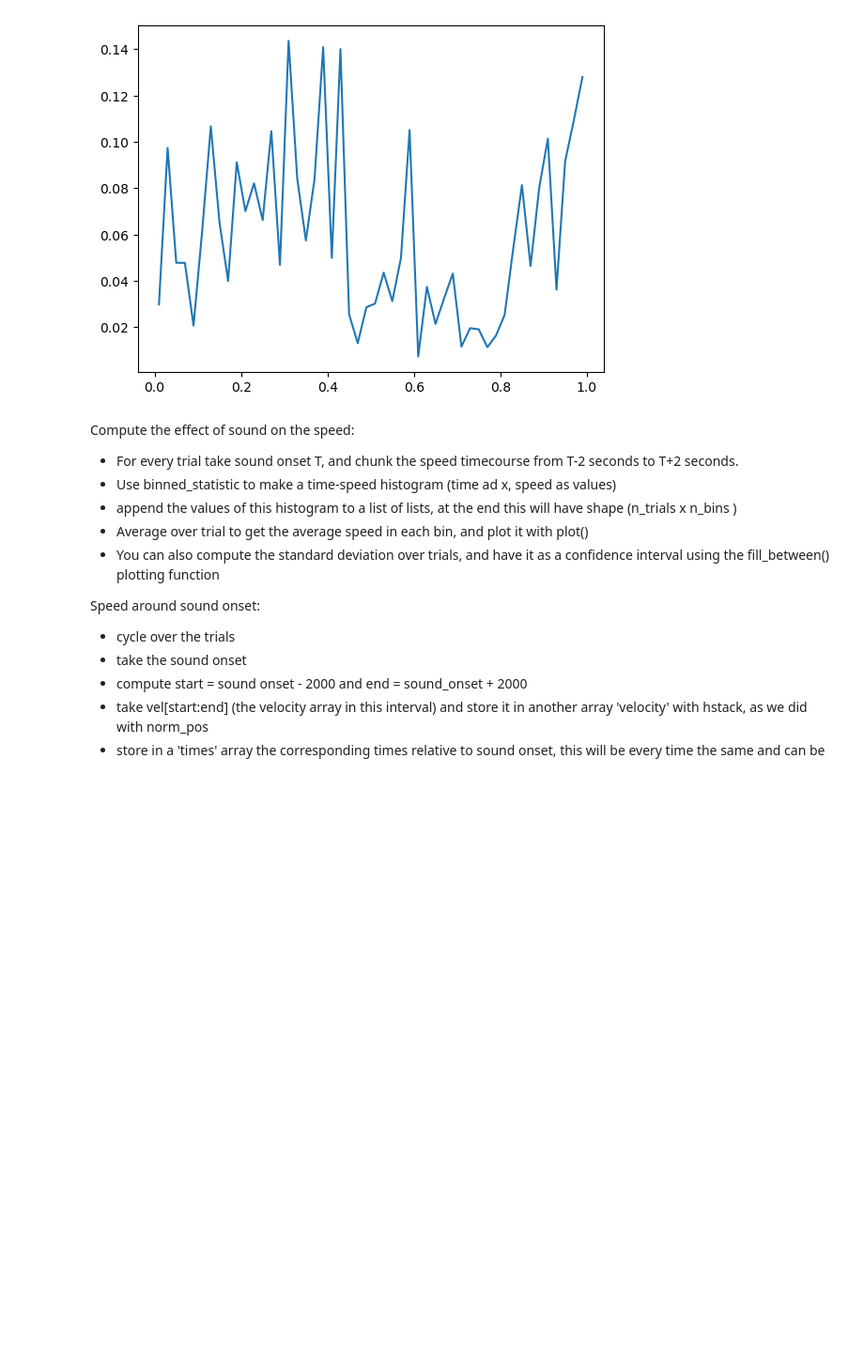
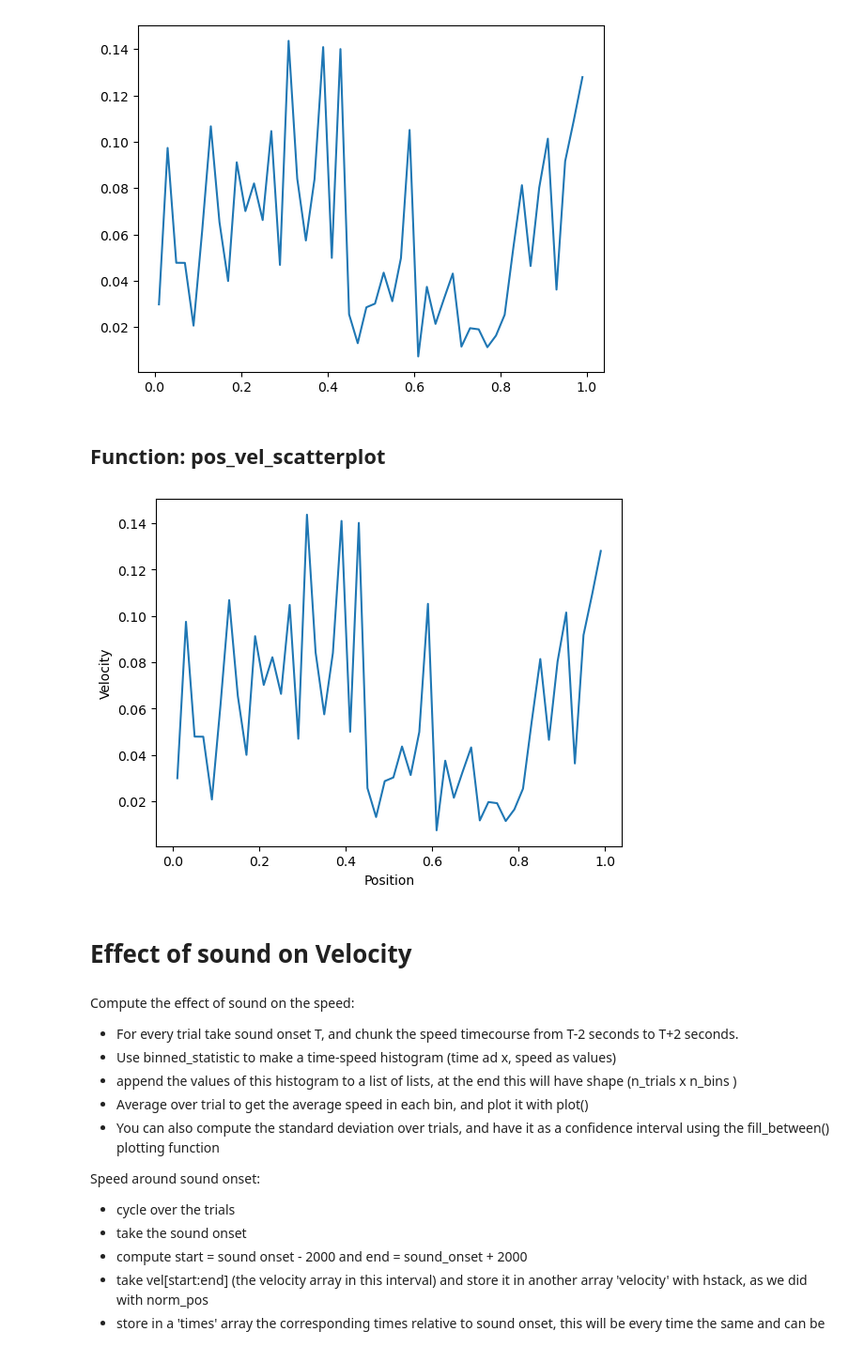
Before and after one commit to Marc-Mundo/Neurophysics_internship, a Jupyter notebook: notebooks/histogram_code.ipynb, the cells around one changed output. Shown: that part at 94% size. Cells and saved outputs as stored; diff of their text form; code cells hidden in the pictures; blank space fills up the shorter version.

Commit message:
Made all existing code into functions

```diff
--- a/notebooks/histogram_code.ipynb
+++ b/notebooks/histogram_code.ipynb
@@ -388,6 +469,50 @@ plt.plot(centers,avg_vel)
 # %% [output]
 [<matplotlib.lines.Line2D at 0x...>]
 [figure]
+# %% [markdown]
+## Function: pos_vel_scatterplot
+# %%
+# import matplotlib.pyplot as plt
+# from scipy.stats import binned_statistic
+
+def pos_vel_scatterplot(norm_pos, vel, nbins=50):
+    """
+    Create a scatter plot of the relationship between position and velocity
+    using binned statistics.
+
+    PARAMETERS:
+    norm_pos : array-like
+            The normalized positions.
+    vel : array-like
+            The velocities.
+    nbins : int, optional
+            The number of bins to use for the scatter plot (default=50).
+
+    RETURNS:
+    A scatterplot with graph between datapoints to visualize the relationship between position and velocity.
+    """
+
+    # Calculate binned statistics of velocity as a function of position.
+    avg_vel, edges, _ = binned_statistic(norm_pos, vel, bins=nbins)
+
+    # Calculate centers of each bin.
+    centers = [(edges[i+1] + edges[i]) / 2 for i in range(len(edges) - 1)]
+
+    # Plot scatter plot with x-axis labeled "Position", y-axis labeled "Velocity",
+    # and title "Position vs Velocity Scatterplot".
+    plt.plot(centers, avg_vel)
+    plt.xlabel('Position')
+    plt.ylabel('Velocity')
+    #plt.title('Position vs Velocity Scatterplot')
+
+    # Display the scatter plot.
+    plt.show()
+# %%
+pos_vel_scatterplot(norm_pos, vel, nbins=50)
+# %% [output]
+[figure, added]
+# %% [markdown]
+# Effect of sound on Velocity
 # %% [markdown]
 Compute the effect of sound on the speed:
 - For every trial take sound onset T, and chunk the speed timecourse from T-2 seconds to T+2 seconds.
```
Also changed, not shown: parts of 25 cells of this notebook, 1 other file.
